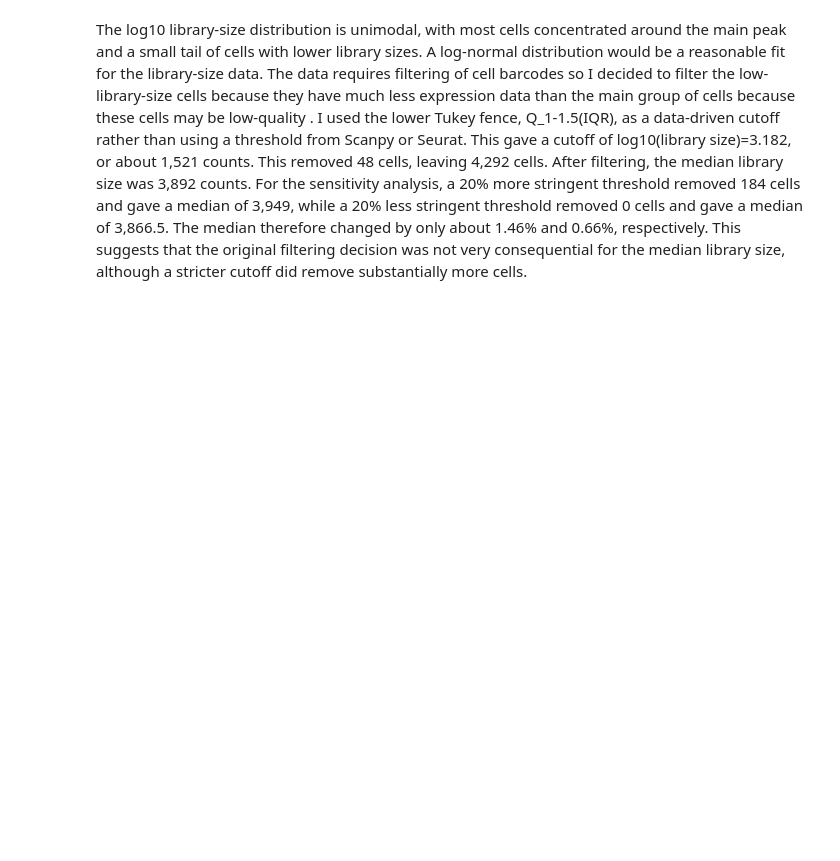
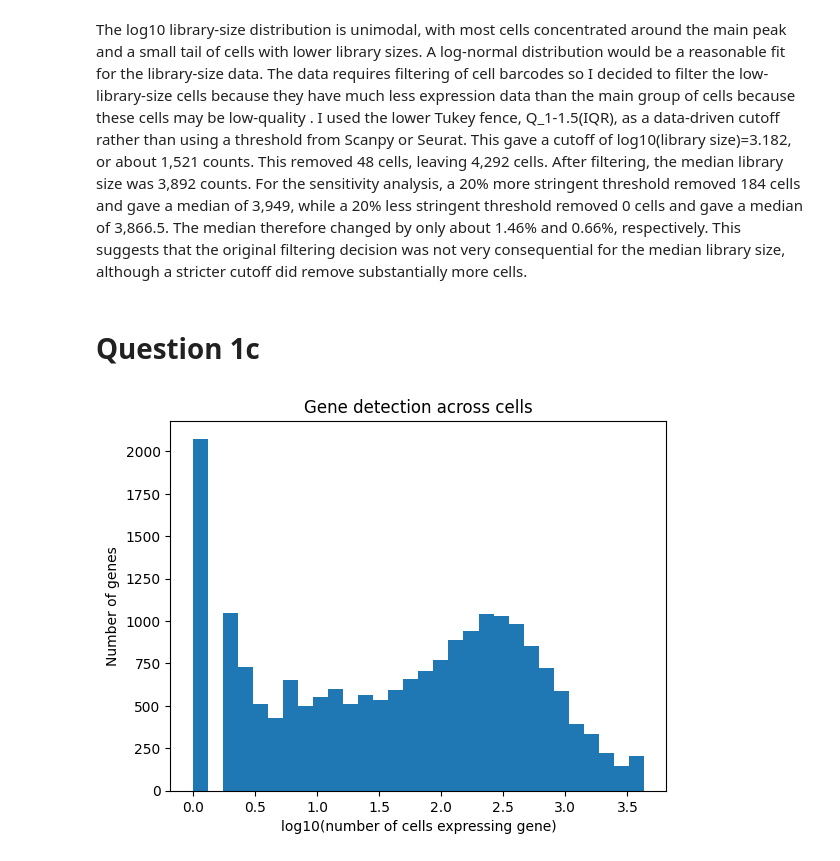
Before and after one commit to CharlotteZZh/BMCS-4480_HW1, a Jupyter notebook: BMCS_4480_HW1.ipynb, the cells around one changed output. Cells and saved outputs as stored; diff of their text form; code cells hidden in the pictures; blank space fills up the shorter version.

```diff
--- a/BMCS_4480_HW1.ipynb
+++ b/BMCS_4480_HW1.ipynb
@@ -181,3 +181,19 @@ Median: 3866.5
 The log10 library-size distribution is unimodal, with most cells concentrated around the main peak and a small tail of cells with lower library sizes. A log-normal distribution would be a reasonable fit for the library-size data.
 The data requires filtering of cell barcodes so I decided to filter the low-library-size cells because they have much less expression data than the main group of cells because these cells may be low-quality . I used the lower Tukey fence, Q_1-1.5(IQR), as a data-driven cutoff rather than using a threshold from Scanpy or Seurat. This gave a cutoff of log10(library size)=3.182, or about 1,521 counts. This removed 48 cells, leaving 4,292 cells. After filtering, the median library size was 3,892 counts.
 For the sensitivity analysis, a 20% more stringent threshold removed 184 cells and gave a median of 3,949, while a 20% less stringent threshold removed 0 cells and gave a median of 3,866.5. The median therefore changed by only about 1.46% and 0.66%, respectively. This suggests that the original filtering decision was not very consequential for the median library size, although a stricter cutoff did remove substantially more cells.
+# %% [markdown]
+# Question 1c
+# %%
+gene_cells = (X_filtered > 0).sum(axis=1)
+
+gene_cells_detected = gene_cells[gene_cells > 0]
+
+log_gene_cells = np.log10(gene_cells_detected)
+
+plt.hist(log_gene_cells, bins=30)
+plt.xlabel("log10(number of cells expressing gene)")
+plt.ylabel("Number of genes")
+plt.title("Gene detection across cells")
+plt.show()
+# %% [output]
+[figure, added]
```
Also changed, not shown: parts of 3 cells of this notebook.
